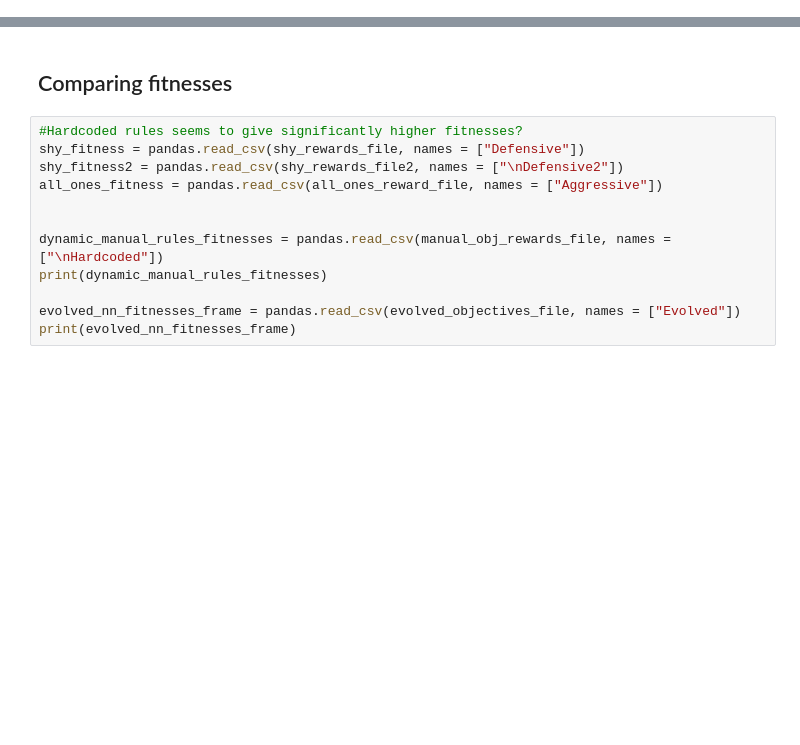
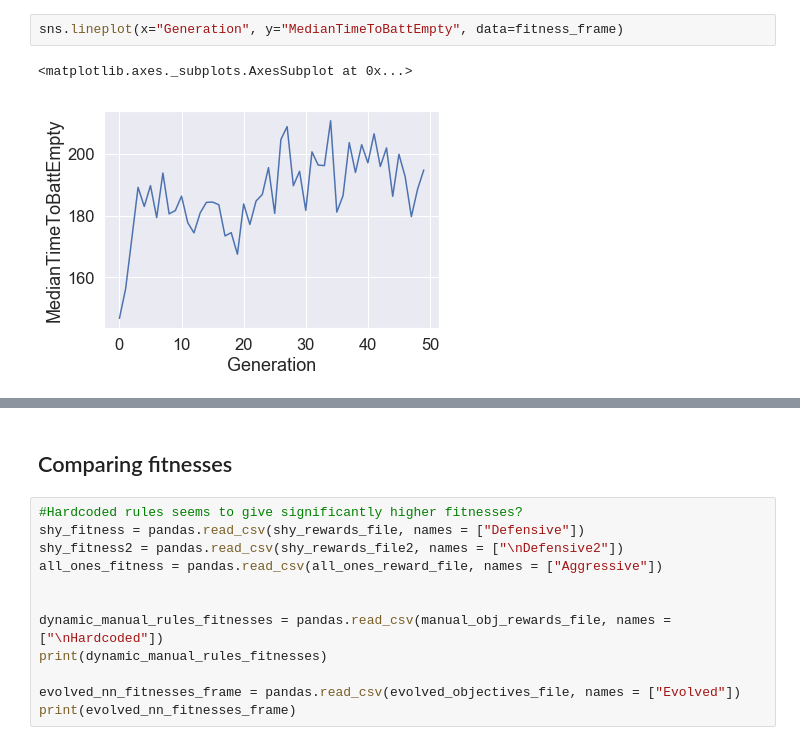
Before and after one commit to kaiolae/dfp_banana, a Jupyter notebook: Direct-Future-Prediction-Keras/notebooks/AnalyzeEvolvedNetwork.ipynb, the cells around one changed output, grey strips where cells are left out. Drawn from its saved outputs; the diff is of its cells as text; blank space fills up the shorter version.

```diff
--- a/Direct-Future-Prediction-Keras/notebooks/AnalyzeEvolvedNetwork.ipynb
+++ b/Direct-Future-Prediction-Keras/notebooks/AnalyzeEvolvedNetwork.ipynb
@@ -43 +44,6 @@ sns.lineplot(x="Generation", y="StdDev", data=fitness_frame)
+# %%
+sns.lineplot(x="Generation", y="MedianTimeToBattEmpty", data=fitness_frame)
+# %% [output]
+<matplotlib.axes._subplots.AxesSubplot at 0x...>
+[figure, added]
 # %%
```
Also changed, not shown: parts of 10 cells of this notebook, 16 other files.
